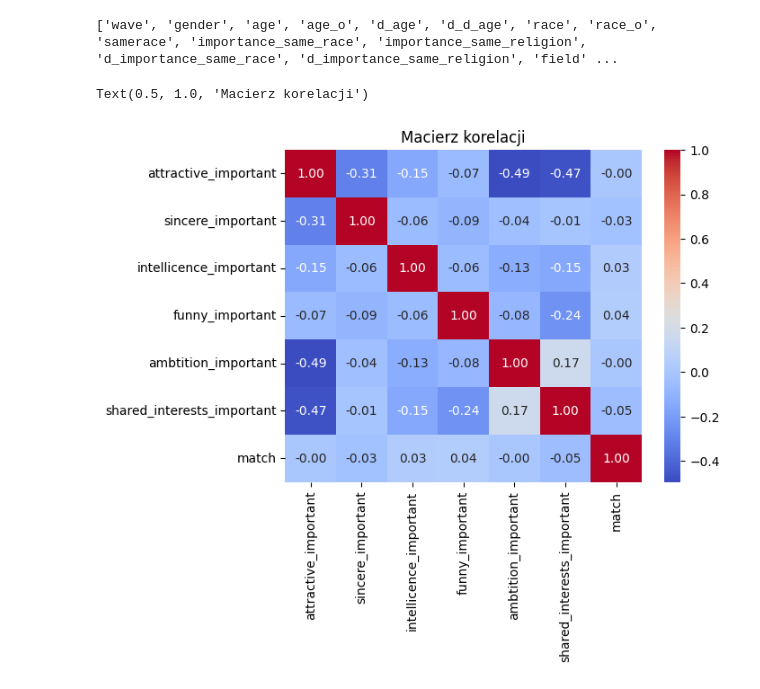
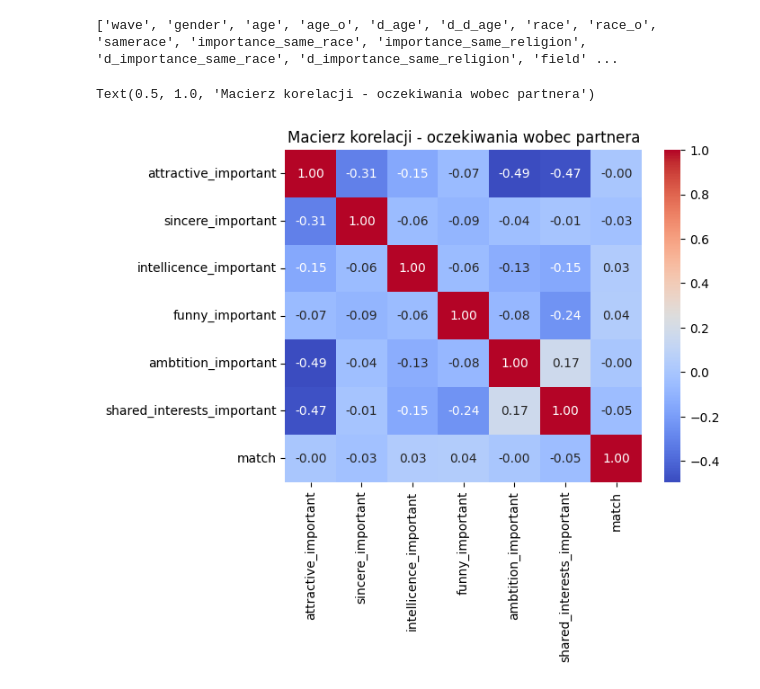
Before and after one commit to Zajecia-na-PWr-LR/lista6-MateuszOlech, a Jupyter notebook: Lista6.ipynb, the cells around one changed output. Drawn from its saved outputs; the diff is of its cells as text; code cells hidden in the pictures.

```diff
--- a/Lista6.ipynb
+++ b/Lista6.ipynb
@@ -71,7 +76,7 @@ plt.ylabel("Liczność klasy")
 Text(0, 0.5, 'Liczność klasy')
 [figure]
 # %%
-df['gender'] = df['gender'].map({1: 'male', 0: 'female'})
+df['gender'] = df['gender'].map({'female': 0, 'male': 1})
 # %%
 # USUNIĘCIĘ WIEDZY "Z PRZYSZŁOŚCI"
 columns_to_drop = [
@@ -94,12 +99,12 @@ print(cols)
 # %%
 # MACIERZ KORELACJI
 cols_to_matrix = ['attractive_important', 'sincere_important', 'intellicence_important', 'funny_important', 'ambtition_important', 'shared_interests_important', 'match']
 corr_matrix = df[cols_to_matrix].corr(method='spearman')
 sns.heatmap(corr_matrix, annot=True, fmt=".2f", cmap="coolwarm")
-plt.title("Macierz korelacji")
+plt.title("Macierz korelacji - oczekiwania wobec partnera")
 # %% [output]
-Text(0.5, 1.0, 'Macierz korelacji')
+Text(0.5, 1.0, 'Macierz korelacji - oczekiwania wobec partnera')
-[figure, old version]
+[figure, new version]
 # %%
 cols_to_matrix = ['age', 'importance_same_race', 'importance_same_religion', 'match']
 corr_matrix = df[cols_to_matrix].corr(method='spearman')
```
Also changed, not shown: parts of 23 cells of this notebook.
